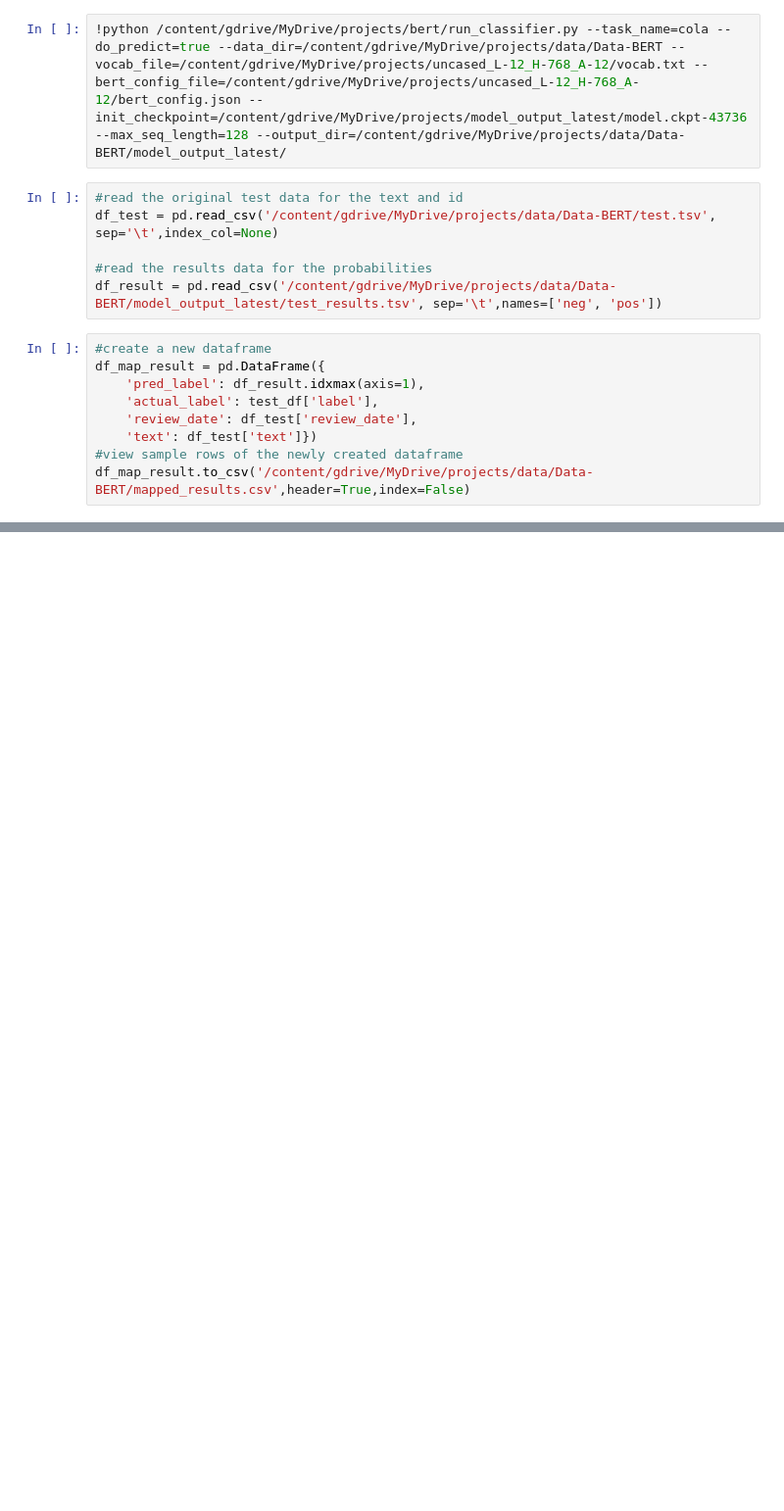
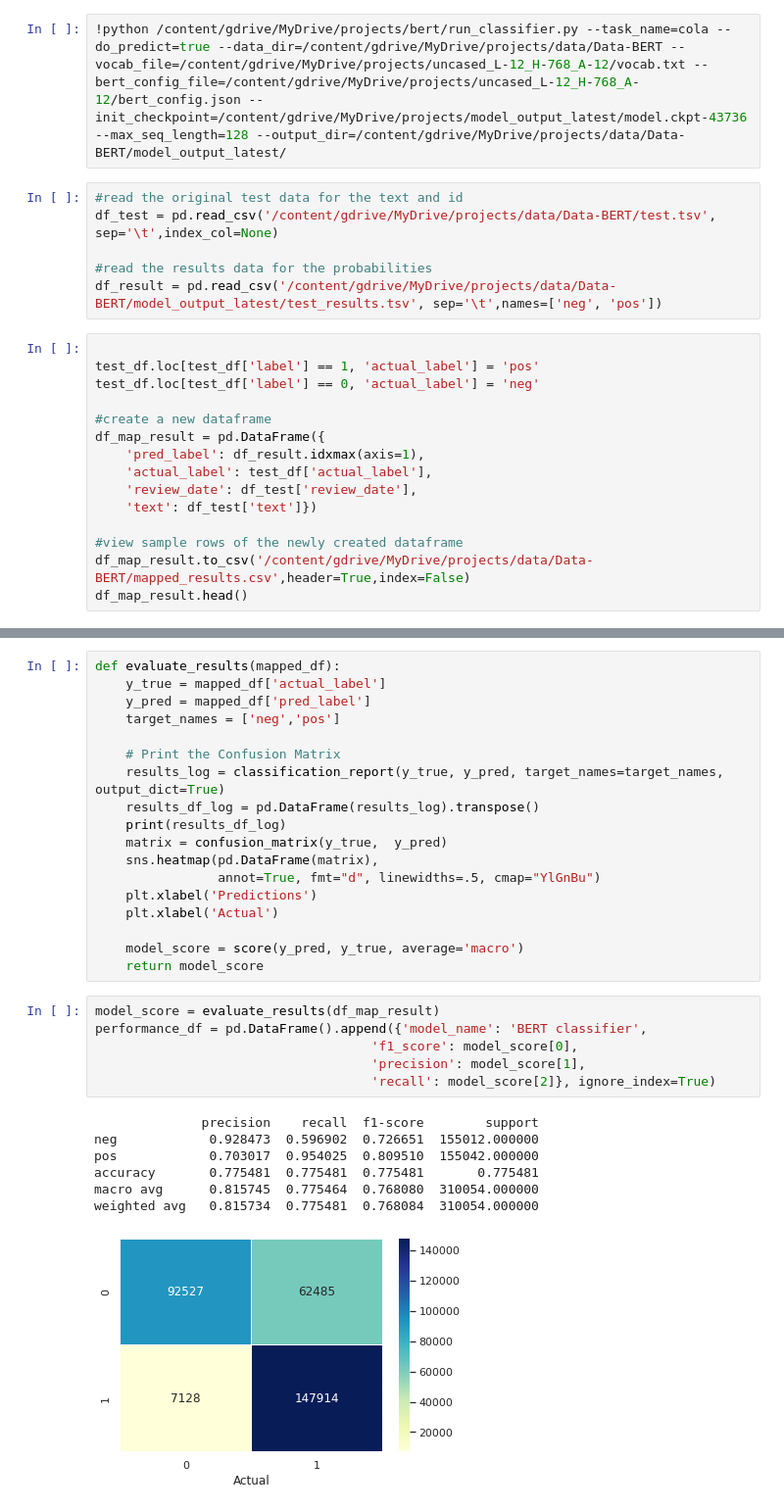
Before and after one commit to 2019ht12169/Thesis, a Jupyter notebook: simpleBertImpl.ipynb, the cells around one changed output, grey strips where cells are left out. Shown at 98% size. Saved outputs shown, nothing was run; the diff lists cells and outputs as text; blank space fills up the shorter version.

```diff
--- a/simpleBertImpl.ipynb
+++ b/simpleBertImpl.ipynb
@@ -56,11 +70,17 @@ df_test = pd.read_csv('/content/gdrive/MyDrive/projects/data/Data-BERT/test.tsv'
 #read the results data for the probabilities
 df_result = pd.read_csv('/content/gdrive/MyDrive/projects/data/Data-BERT/model_output_latest/test_results.tsv', sep='\t',names=['neg', 'pos'])
 # %%
+
+test_df.loc[test_df['label'] == 1, 'actual_label'] = 'pos'
+test_df.loc[test_df['label'] == 0, 'actual_label'] = 'neg'
+
 #create a new dataframe
 df_map_result = pd.DataFrame({
     'pred_label': df_result.idxmax(axis=1),
-    'actual_label': test_df['label'],
+    'actual_label': test_df['actual_label'],
     'review_date': df_test['review_date'],
     'text': df_test['text']})
+
 #view sample rows of the newly created dataframe
 df_map_result.to_csv('/content/gdrive/MyDrive/projects/data/Data-BERT/mapped_results.csv',header=True,index=False)
+df_map_result.head()
@@ -66,0 +94,32 @@ df_map_result.to_csv('/content/gdrive/MyDrive/projects/data/Data-BERT/mapped_res
+# %%
+def evaluate_results(mapped_df):
+    y_true = mapped_df['actual_label']
+    y_pred = mapped_df['pred_label']
+    target_names = ['neg','pos']
+
+    # Print the Confusion Matrix
+    results_log = classification_report(y_true, y_pred, target_names=target_names, output_dict=True)
+    results_df_log = pd.DataFrame(results_log).transpose()
+    print(results_df_log)
+    matrix = confusion_matrix(y_true,  y_pred)
+    sns.heatmap(pd.DataFrame(matrix),
+                annot=True, fmt="d", linewidths=.5, cmap="YlGnBu")
+    plt.xlabel('Predictions')
+    plt.xlabel('Actual')
+
+    model_score = score(y_pred, y_true, average='macro')
+    return model_score
+# %%
+model_score = evaluate_results(df_map_result)
+performance_df = pd.DataFrame().append({'model_name': 'BERT classifier',
+                                    'f1_score': model_score[0],
+                                    'precision': model_score[1],
+                                    'recall': model_score[2]}, ignore_index=True)
+# %% [output]
+              precision    recall  f1-score        support
+neg            0.928473  0.596902  0.726651  155012.000000
+pos            0.703017  0.954025  0.809510  155042.000000
+accuracy       0.775481  0.775481  0.775481       0.775481
+macro avg      0.815745  0.775464  0.768080  310054.000000
+weighted avg   0.815734  0.775481  0.768084  310054.000000
+[figure, added]
```
Also changed, not shown: parts of 11 cells of this notebook.
